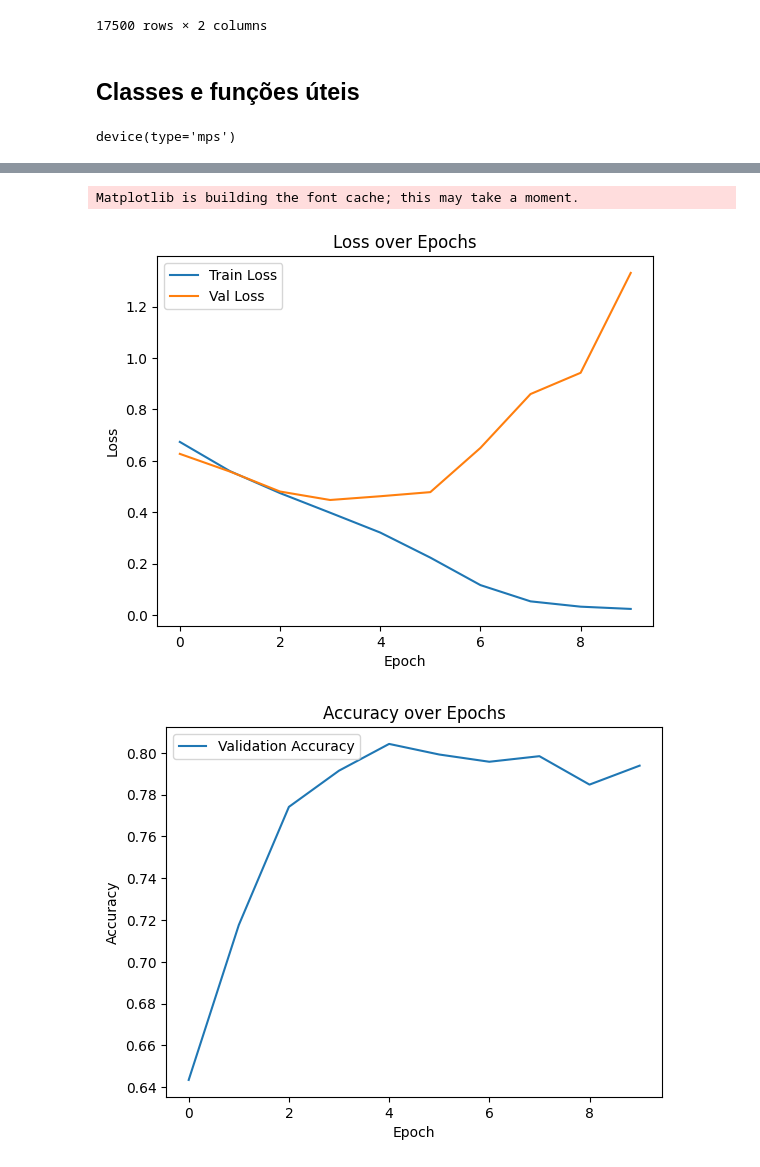
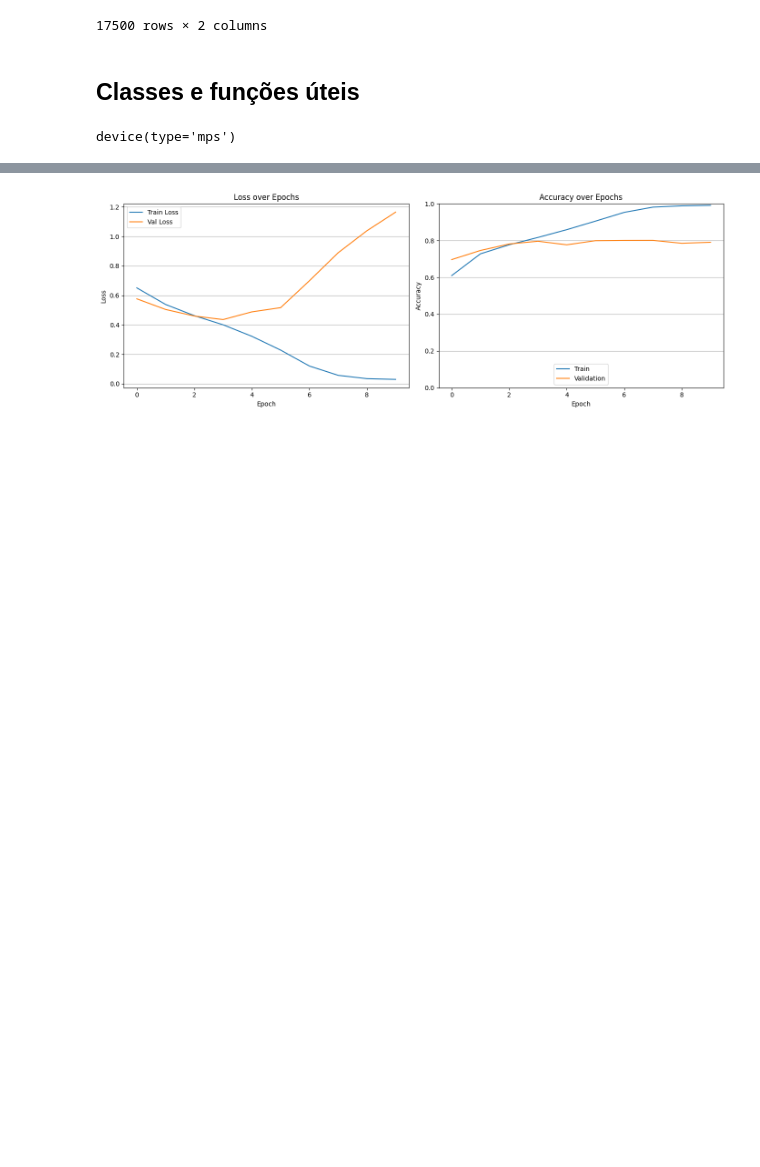
Before and after one commit to JVitorCarv/mini-projeto-1, a Jupyter notebook: notebook.ipynb, the cells around one changed output, grey strips where cells are left out. Cells and saved outputs as stored; diff of their text form; code cells hidden in the pictures; blank space fills up the shorter version.

Commit message:
Add first trained model and first report

```diff
--- a/notebook.ipynb
+++ b/notebook.ipynb
@@ -175,28 +202,45 @@ Epoch 10 - Train Loss: 0.0233, Val Acc: 79.39%
+# %%
+# Loading the saved model
+model = SimpleCNN().to(device)
+model_path = os.path.join("models", "cat_dog_model_v1.pt")
+model.load_state_dict(torch.load(model_path))
+model.eval()
+
+# Loading the saved results
+results_path = os.path.join("reports", "cat_dog_model_v1.pkl")
+with open(results_path, "rb") as f:
+    results = pickle.load(f)
+
+train_losses = results["train_losses"]
+train_accuracies = results["train_accuracies"]
+val_losses = results["val_losses"]
+val_accuracies = results["val_accuracies"]
 # %%
-import matplotlib.pyplot as plt
+fig, axs = plt.subplots(1, 2, figsize=(14, 5))  # 1 row, 2 columns
 
-# Loss
-plt.figure()
-plt.plot(train_losses, label="Train Loss")
-plt.plot(val_losses, label="Val Loss")
-plt.xlabel("Epoch")
-plt.ylabel("Loss")
-plt.legend()
-plt.title("Loss over Epochs")
+# Loss subplot
+axs[0].plot(train_losses, label="Train Loss")
+axs[0].plot(val_losses, label="Val Loss")
+axs[0].set_xlabel("Epoch")
+axs[0].set_ylabel("Loss")
+axs[0].set_title("Loss over Epochs")
+axs[0].legend()
+axs[0].grid(True, axis="y")
+
+# Accuracy subplot
+axs[1].plot(train_accuracies, label="Train")
+axs[1].plot(val_accuracies, label="Validation")
+axs[1].set_xlabel("Epoch")
+axs[1].set_ylabel("Accuracy")
+axs[1].set_title("Accuracy over Epochs")
+axs[1].legend(loc="lower center")
+axs[1].set_ylim(0, 1)
+axs[1].grid(True, axis="y")
+
+plt.tight_layout()
 plt.show()
-
-# Accuracy
-plt.figure()
-plt.plot(val_accuracies, label="Validation Accuracy")
-plt.xlabel("Epoch")
-plt.ylabel("Accuracy")
-plt.legend()
-plt.title("Accuracy over Epochs")
-plt.show()
 # %% [output]
-Matplotlib is building the font cache; this may take a moment.
-[figure, old version]
+[figure, new version]
-[figure, removed]
 # %%
 def visualize_feature_maps(model, image_tensor):
     model.eval()
```
Also changed, not shown: parts of 6 cells of this notebook, 3 other files.
